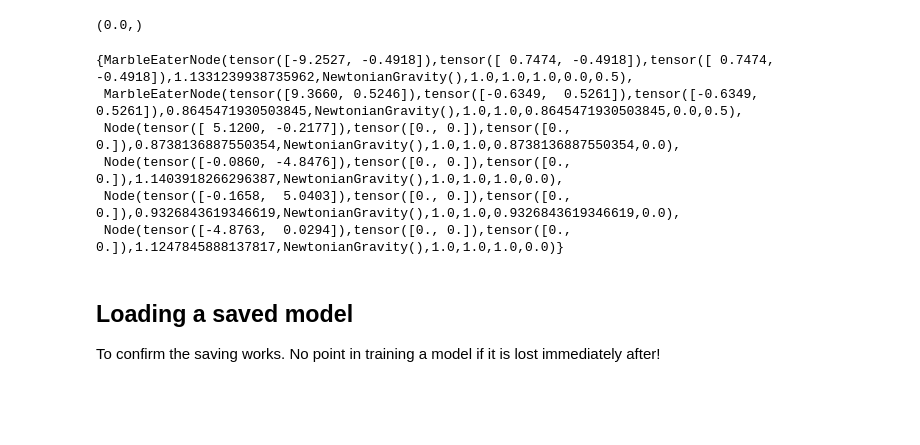
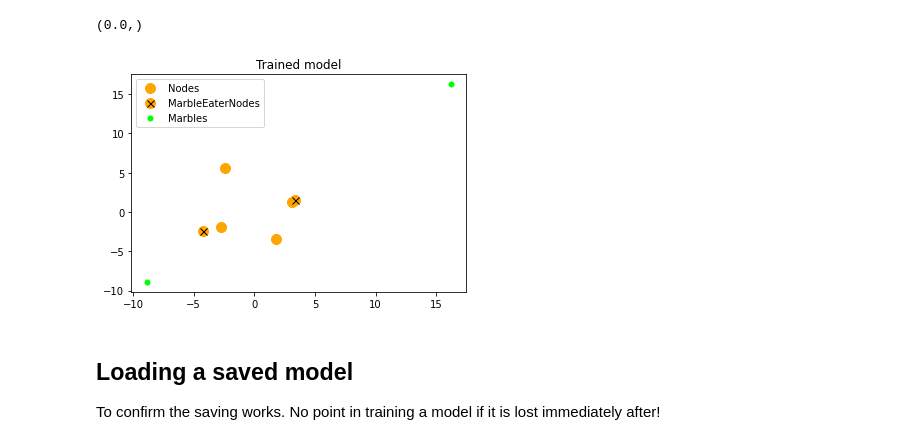
Before and after one commit to Nifrec/nenwin, a Jupyter notebook: nenwin/banknote_dataset/train_on_banknote.ipynb, the cells around one changed output. Drawn from its saved outputs; the diff is of its cells as text; code cells hidden in the pictures; blank space fills up the shorter version.

```diff
--- a/nenwin/banknote_dataset/train_on_banknote.ipynb
+++ b/nenwin/banknote_dataset/train_on_banknote.ipynb
@@ -67,38 +69,8 @@ from nenwin.plot_model import plot_model
 # %% [markdown]
 ## Architecture generation
-# %%
-def gen_architecture() -> Tuple[NenwinModel, VelInputPlacer, Tuple[Node]]:
-    """
-    Generate the following architecture:
-    * The input region is at (-2.5, -1) and has size (5, 2)
-        (So it has vertices {(-2.5, -1), (-2.5, 1), (2.5, -1), (2.5, 1)})
-    * There are two MarbleEaterNodes, at (-10, 0) and (10, 0)
-    * There are four normal Nodes, at (0, -5), (-5, 0), (5, 0) and (0, 5).
-
-    Returns:
-    * Model holding the architecture descibed above
-    * VelInputPlacer with the input region as described above.
-    * Tuple of the two MarbleEaterNodes
-    """
-
-    eater_positions = [(-10, 0), (10, 0)]
-    node_positions = [(0, -5), (-5, 0), (5, 0), (0, 5)]
-    input_region_pos = np.array((-2.5, -1))
-    input_region_size = np.array((5, 2))
-    mass = 1
-    radius = 0.5
-
-    attraction_function = NewtonianGravity()
-
-    nodes = gen_nodes(attraction_function, mass, node_positions)
-    eater_nodes = gen_eater_nodes(attraction_function, mass,
-                                  radius, eater_positions)
-    model = NenwinModel(nodes+eater_nodes)
-    input_placer = VelInputPlacer(input_region_pos, input_region_size)
-
-    return model, input_placer, eater_nodes
 # %%
-MODEL, INPUT_PLACER, EATERS = gen_architecture()
+CURRENT_ARCH = ARCHITECTURES.A
+MODEL, INPUT_PLACER, EATERS = gen_architecture(CURRENT_ARCH)
 ax = plot_model(MODEL)
 ax.set_title("Initial model");
 # %% [output]
@@ -164,16 +118,10 @@ stats.validation_accuracies
 # %% [output]
 (0.0,)
 # %%
-MODEL, INPUT_PLACER, EATERS = gen_architecture()
 ax = plot_model(MODEL)
 ax.set_title("Trained model");
 # %% [output]
-{MarbleEaterNode(tensor([-9.2527, -0.4918]),tensor([ 0.7474, -0.4918]),tensor([ 0.7474, -0.4918]),1.1331239938735962,NewtonianGravity(),1.0,1.0,1.0,0.0,0.5),
- MarbleEaterNode(tensor([9.3660, 0.5246]),tensor([-0.6349,  0.5261]),tensor([-0.6349,  0.5261]),0.8645471930503845,NewtonianGravity(),1.0,1.0,0.8645471930503845,0.0,0.5),
- Node(tensor([ 5.1200, -0.2177]),tensor([0., 0.]),tensor([0., 0.]),0.8738136887550354,NewtonianGravity(),1.0,1.0,0.8738136887550354,0.0),
- Node(tensor([-0.0860, -4.8476]),tensor([0., 0.]),tensor([0., 0.]),1.1403918266296387,NewtonianGravity(),1.0,1.0,1.0,0.0),
- Node(tensor([-0.1658,  5.0403]),tensor([0., 0.]),tensor([0., 0.]),0.9326843619346619,NewtonianGravity(),1.0,1.0,0.9326843619346619,0.0),
- Node(tensor([-4.8763,  0.0294]),tensor([0., 0.]),tensor([0., 0.]),1.1247845888137817,NewtonianGravity(),1.0,1.0,1.0,0.0)}
+[figure, added]
 # %% [markdown]
 ## Loading a saved model
 To confirm the saving works.
```
Also changed, not shown: parts of 5 cells of this notebook, 1 other file.
